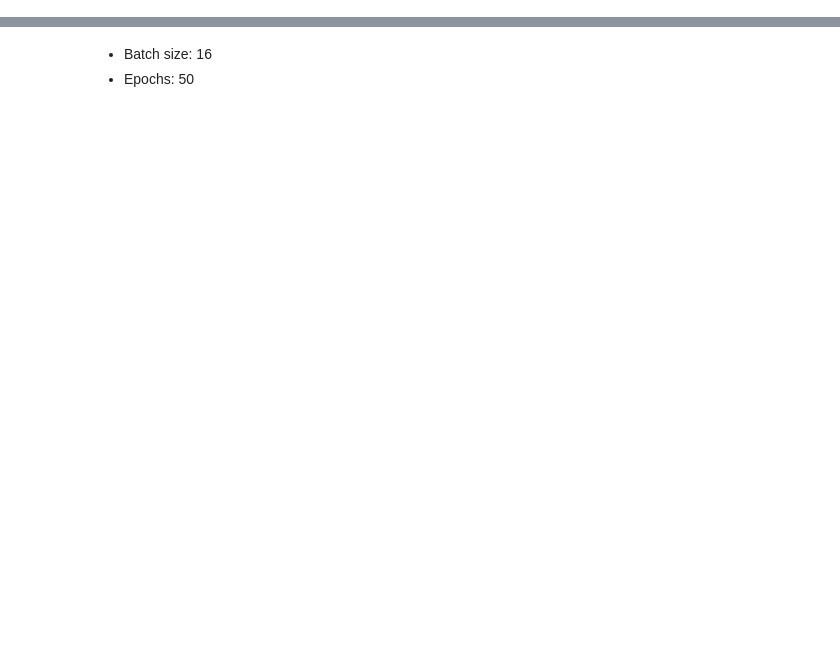
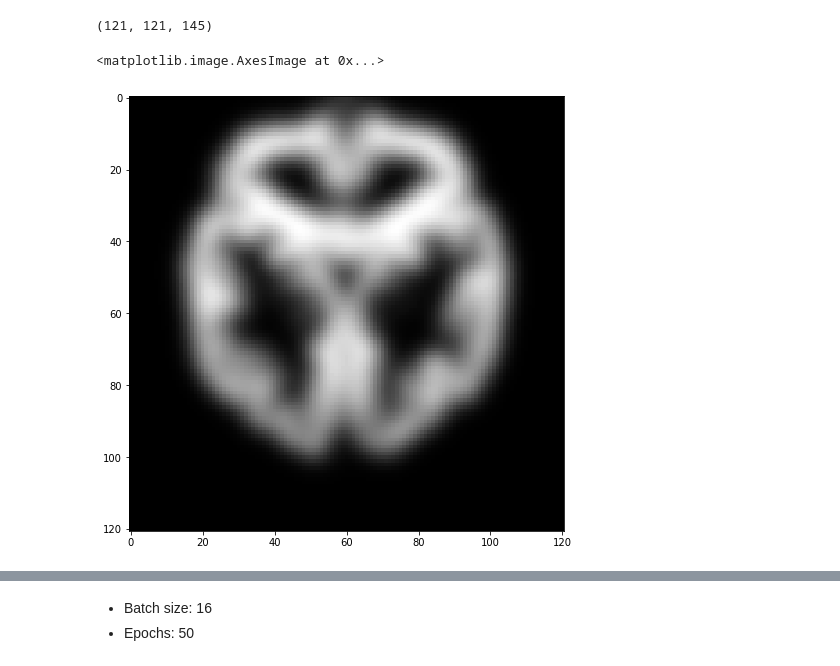
Before and after one commit to trendscenter/dinunet_implementations_gpu, a Jupyter notebook: NB.ipynb, the cells around one changed output, grey strips where cells are left out. Saved outputs shown, nothing was run; the diff lists cells and outputs as text; code cells hidden in the pictures; blank space fills up the shorter version.

```diff
--- a/NB.ipynb
+++ b/NB.ipynb
@@ -9,0 +22,7 @@ from PIL import Image as IMG
+# %%
+print(arr.shape)
+plt.imshow(arr[:,:,51].squeeze(), 'gray')
+# %% [output]
+(121, 121, 145)
+<matplotlib.image.AxesImage at 0x...>
+[figure, added]
```
Also changed, not shown: parts of 30 cells of this notebook.
